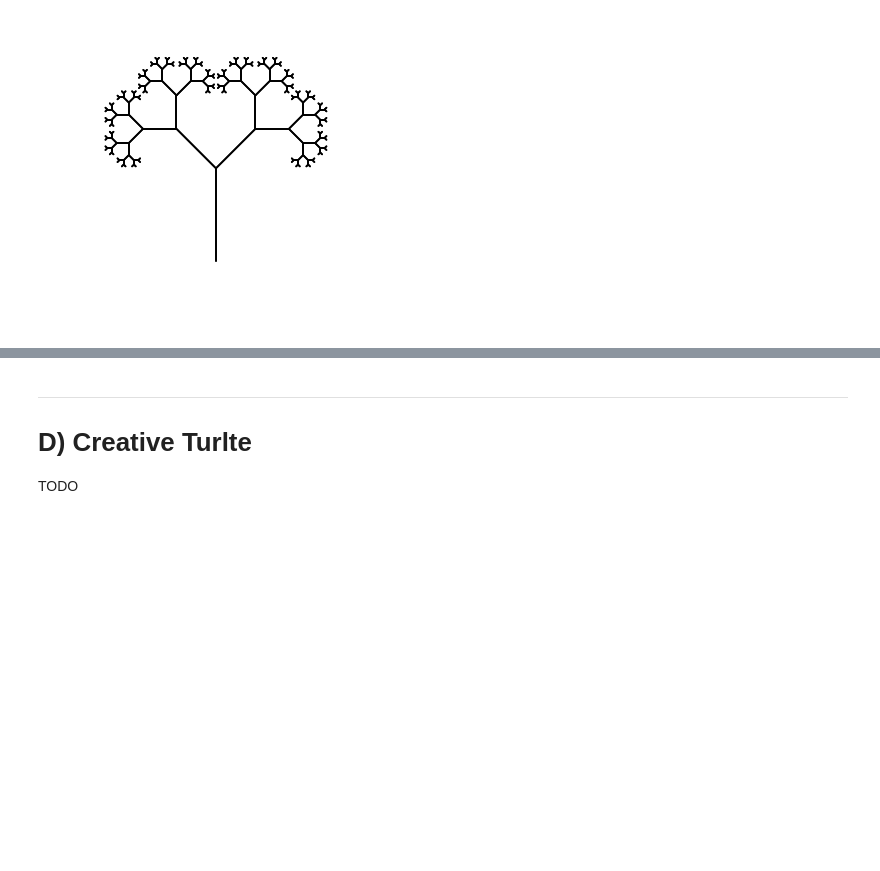
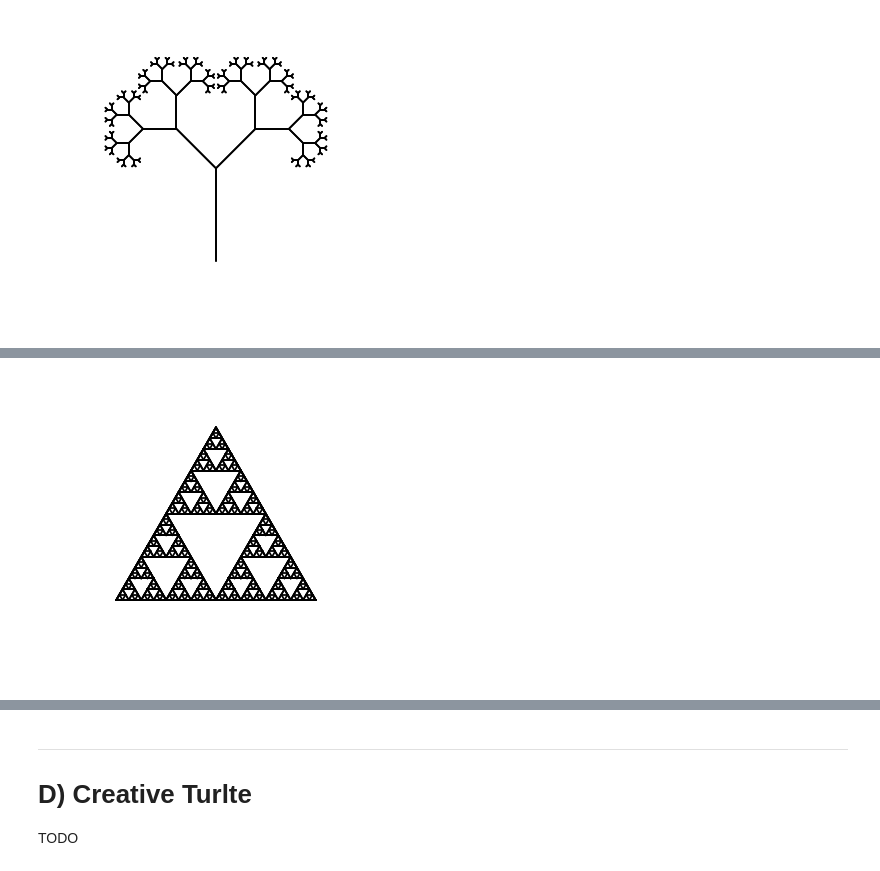
Before and after one commit to effa/iv122, a Jupyter notebook: 03-geometry.ipynb, the cells around one changed output, grey strips where cells are left out. Saved outputs shown, nothing was run; the diff lists cells and outputs as text; code cells hidden in the pictures; blank space fills up the shorter version.

```diff
--- a/03-geometry.ipynb
+++ b/03-geometry.ipynb
@@ -232,0 +258,17 @@ tree()
+# %%
+def sierpinski_triangle(n, length=1):
+    def sierpinski_rec(n, length):
+        if n == 0:
+            return
+        for i in range(3):
+            sierpinski_rec(n-1, length/2)
+            turtle.forward(length)
+            turtle.left(120)
+
+    turtle = Turtle()
+    sierpinski_rec(n, length)
+    turtle.show()
+
+dsierpinski_triangle(n=6)
+# %% [output]
+[figure, added]
```
Also changed, not shown: parts of 3 cells of this notebook.
